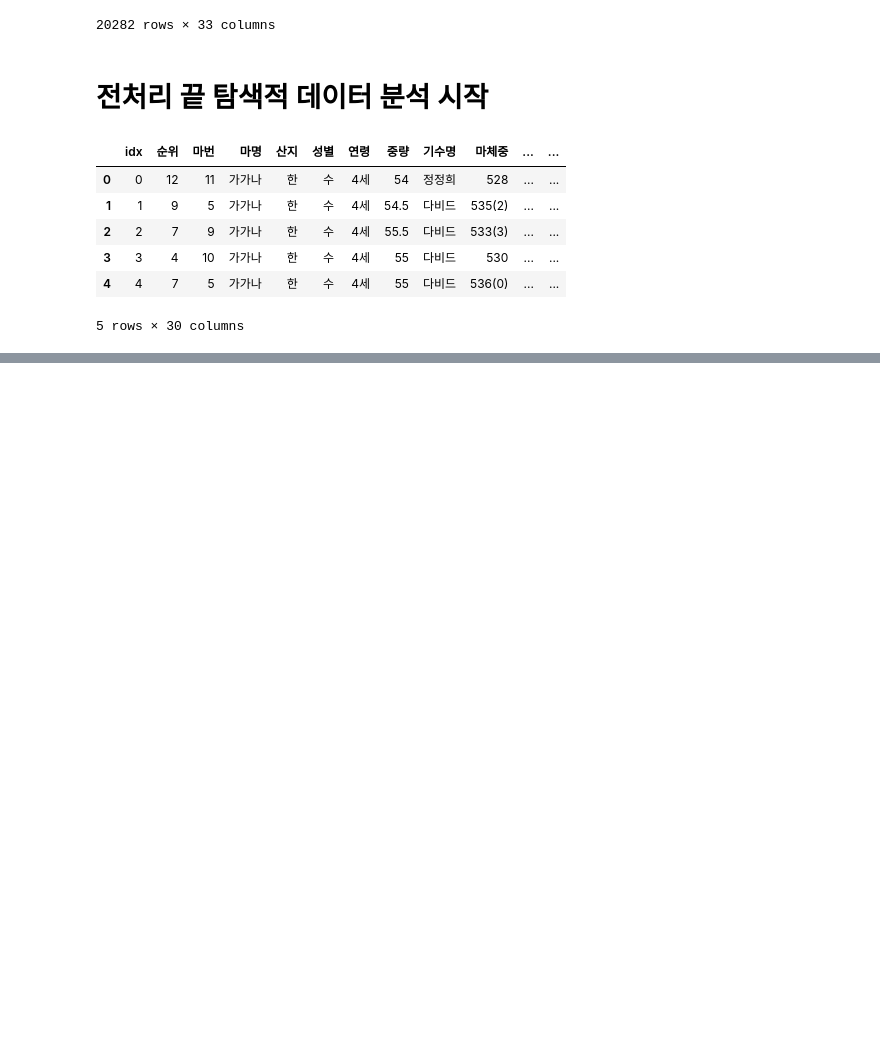
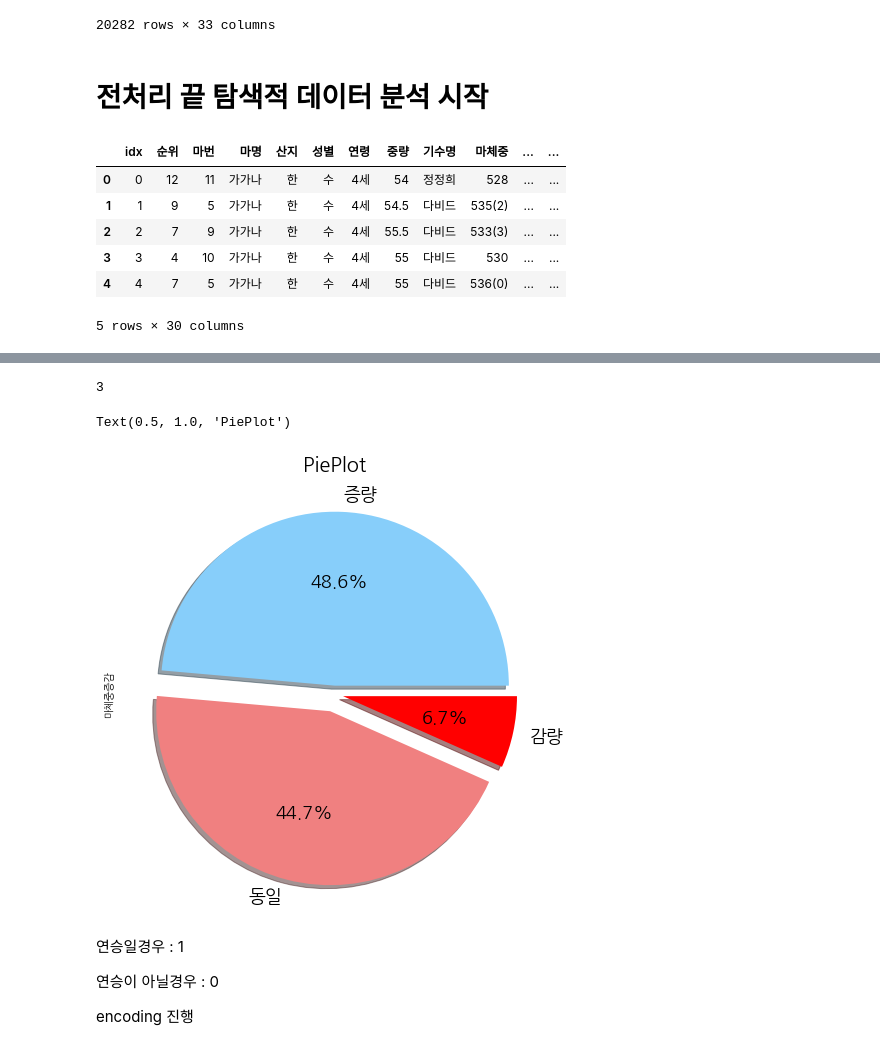
Before and after one commit to Inhatc-Bigdata-Project/RacingClassificationModel, a Jupyter notebook: final.ipynb, the cells around one changed output, grey strips where cells are left out. Saved outputs shown, nothing was run; the diff lists cells and outputs as text; code cells hidden in the pictures; blank space fills up the shorter version.

```diff
--- a/final.ipynb
+++ b/final.ipynb
@@ -965,0 +1023,31 @@ memory usage: 4.5+ MB
+# %%
+df['마체중증감'].fillna('0', inplace=True)
+df['마체중증감'] = df['마체중증감'].astype(int)
+for i in range(len(df)):
+    if df.loc[i,'마체중증감'] == 0:
+        df.loc[i,'마체중증감'] = 0
+    elif df.loc[i,'마체중증감'] > 0:
+        df.loc[i,'마체중증감'] = 1
+    elif df.loc[i,'마체중증감'] < 0:
+        df.loc[i,'마체중증감'] = -1
+
+df['마체중증감'].nunique()
+# %% [output]
+3
+# %%
+# 마체중증감 데이터 분포 시각화
+labels = ['증량','동일', '감량']
+
+f, ax = plt.subplots(figsize=(8,8))
+df['마체중증감'].value_counts().plot.pie(explode = [0.05, 0.1, 0.05], autopct = '%1.1f%%', labels=labels,
+shadow = True, colors=['lightskyblue','lightcoral', 'red'], textprops={'fontsize':18})
+plt.title('PiePlot', size=20)
+# %% [output]
+Text(0.5, 1.0, 'PiePlot')
+[figure, added]
+# %% [markdown]
+연승일경우 : 1
+
+연승이 아닐경우 : 0
+
+encoding 진행
```
Also changed, not shown: parts of 17 cells of this notebook, 1 other file.
